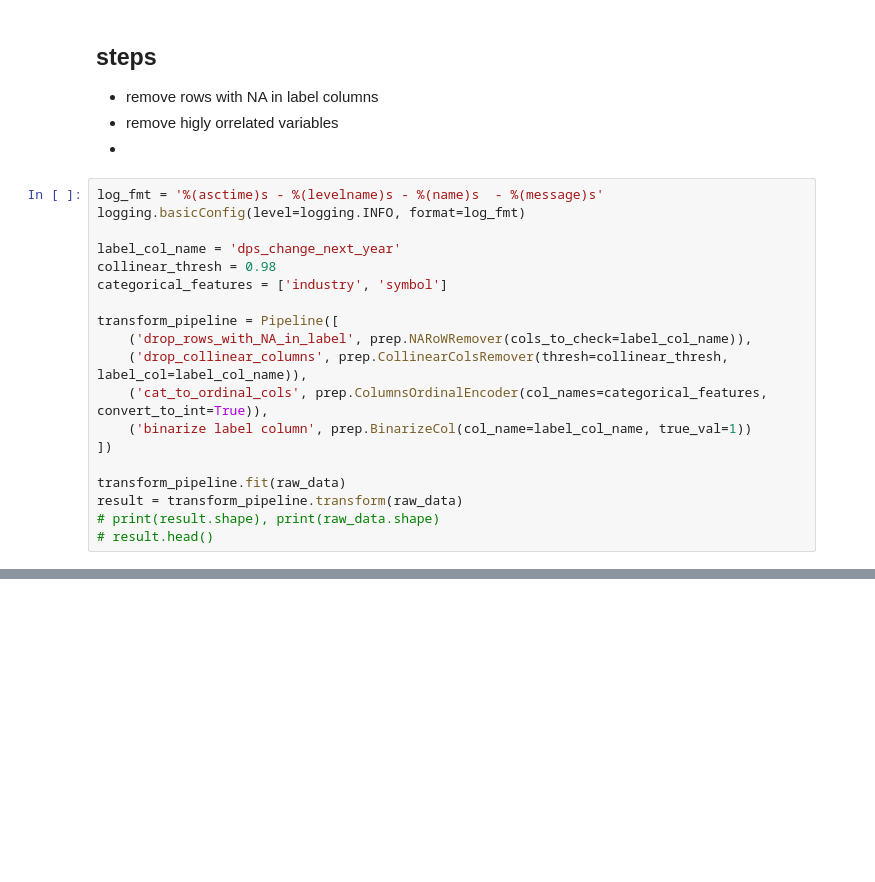
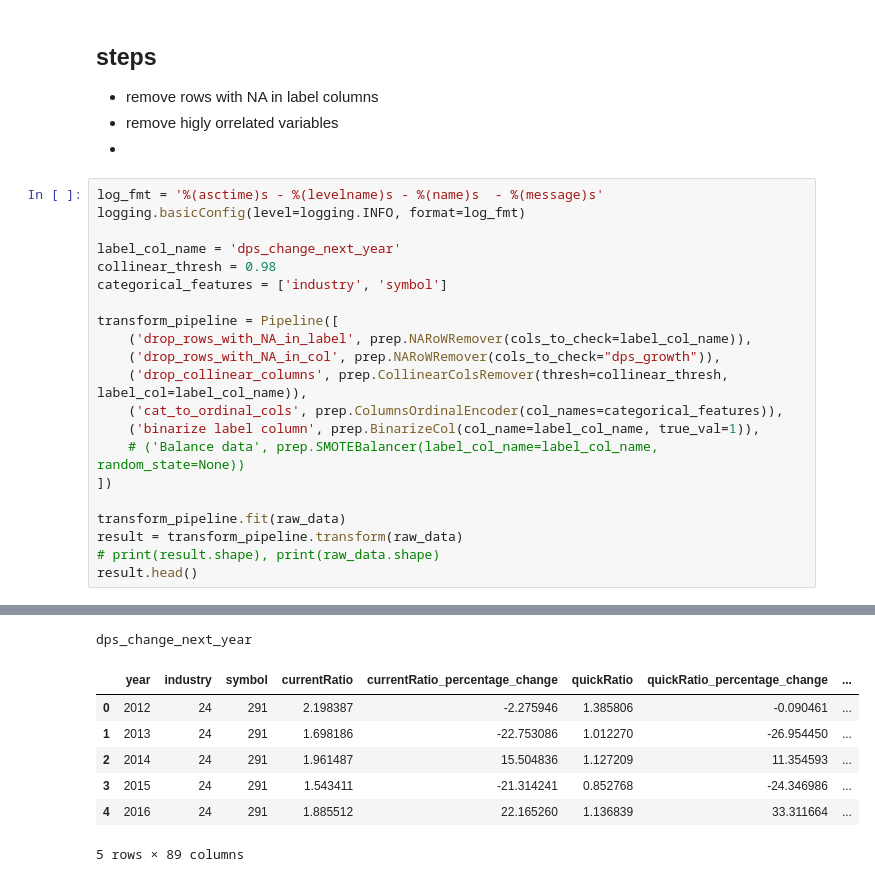
Before and after one commit to akin-aroge/dividend-cut-predictor, a Jupyter notebook: notebooks/02-data-preprocessing.ipynb, the cells around one changed output, grey strips where cells are left out. Saved outputs shown, nothing was run; the diff lists cells and outputs as text; blank space fills up the shorter version.

Commit message:
initializa training data

```diff
--- a/notebooks/02-data-preprocessing.ipynb
+++ b/notebooks/02-data-preprocessing.ipynb
@@ -57,13 +60,15 @@ categorical_features = ['industry', 'symbol']
 
 transform_pipeline = Pipeline([
     ('drop_rows_with_NA_in_label', prep.NARoWRemover(cols_to_check=label_col_name)),
+    ('drop_rows_with_NA_in_col', prep.NARoWRemover(cols_to_check="dps_growth")),
     ('drop_collinear_columns', prep.CollinearColsRemover(thresh=collinear_thresh, label_col=label_col_name)),
-    ('cat_to_ordinal_cols', prep.ColumnsOrdinalEncoder(col_names=categorical_features, convert_to_int=True)),
-    ('binarize label column', prep.BinarizeCol(col_name=label_col_name, true_val=1))
+    ('cat_to_ordinal_cols', prep.ColumnsOrdinalEncoder(col_names=categorical_features)),
+    ('binarize label column', prep.BinarizeCol(col_name=label_col_name, true_val=1)),
+    # ('Balance data', prep.SMOTEBalancer(label_col_name=label_col_name, random_state=None))
 ])
 
 transform_pipeline.fit(raw_data)
 result = transform_pipeline.transform(raw_data)
 # print(result.shape), print(raw_data.shape)
-# result.head()
+result.head()
 # %% [output]
@@ -75,0 +82,8 @@ result = transform_pipeline.transform(raw_data)
+dps_change_next_year
+|  | year | industry | symbol | currentRatio | currentRatio_percentage_change | quickRatio | quickRatio_percentage_change | ... |
+| 0 | 2012 | 24 | 291 | 2.198387 | -2.275946 | 1.385806 | -0.090461 | ... |
+| 1 | 2013 | 24 | 291 | 1.698186 | -22.753086 | 1.012270 | -26.954450 | ... |
+| 2 | 2014 | 24 | 291 | 1.961487 | 15.504836 | 1.127209 | 11.354593 | ... |
+| 3 | 2015 | 24 | 291 | 1.543411 | -21.314241 | 0.852768 | -24.346986 | ... |
+| 4 | 2016 | 24 | 291 | 1.885512 | 22.165260 | 1.136839 | 33.311664 | ... |
+5 rows × 89 columns
```
Also changed, not shown: parts of 4 cells of this notebook, 14 other files.
